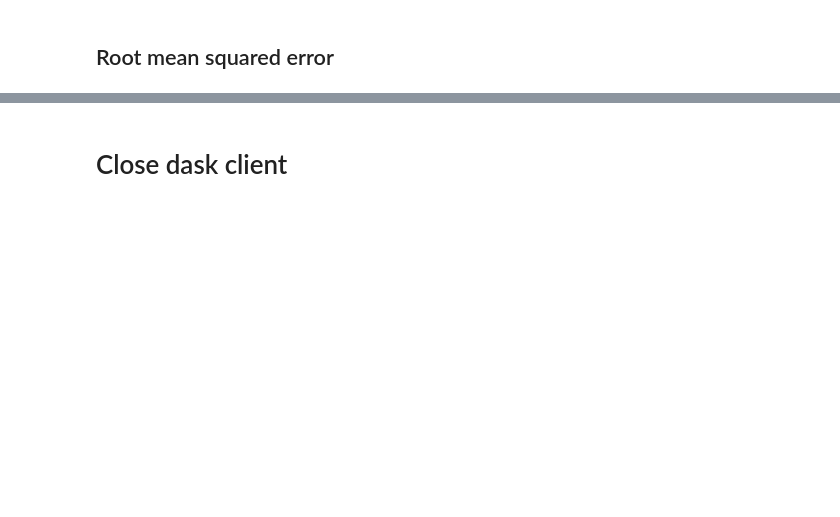
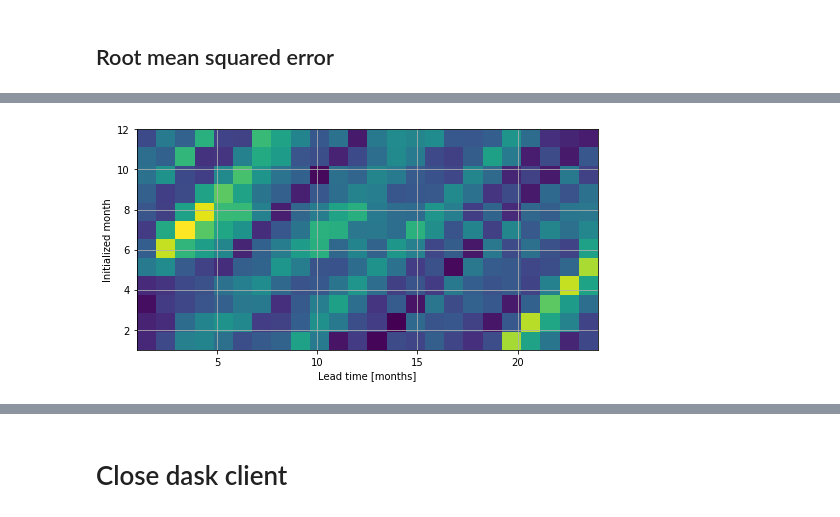
Before and after one commit to csiro-dcfp/doppyo, a Jupyter notebook: tutorials/SOI_verification.ipynb, the cells around one changed output, grey strips where cells are left out. Cells and saved outputs as stored; diff of their text form; code cells hidden in the pictures; blank space fills up the shorter version.

```diff
--- a/tutorials/SOI_verification.ipynb
+++ b/tutorials/SOI_verification.ipynb
@@ -270,16 +228,6 @@ rps = skill.compute_rps(da_SOI_fcst, da_SOI_obsv, bins=bins, indep_dims=None, en
-# %%
-with utils.timer():
-    fig1 = plt.figure(figsize=(8,4))
-
-    ax = fig1.add_axes([0.1, 0.1, 0.8, 0.8])
-    ax.grid()
-    ax.imshow(rps.transpose(), extent=[1,24,1,2])
-    ax.set_xlabel('Lead time [months]')
-    ax.set_ylabel('Initialized month');
 # %% [markdown]
 ## Root mean squared error
 # %%
 with utils.timer():
-    rms_error = skill.compute_rms_error(da_SOI_fcst, da_SOI_obsv,
-                                        indep_dims=None, ensemble_dim='ensemble') \
+    rms_error = skill.compute_rms_error(soi_fcst, soi_obsv, over_dims='ensemble') \
                      .groupby('init_date.month').mean(dim='init_date')
@@ -289,6 +239,7 @@ with utils.timer():
 
     ax = fig1.add_axes([0.1, 0.1, 0.8, 0.8])
     ax.grid()
-    ax.imshow(rms_error, extent=[1,24,1,2])
+    ax.imshow(rms_error, extent=[1,24,1,12])
     ax.set_xlabel('Lead time [months]')
     ax.set_ylabel('Initialized month');
+# %% [output]
@@ -294,0 +247 @@ with utils.timer():
+[figure, added]
```
Also changed, not shown: parts of 24 cells of this notebook, 10 other files.
